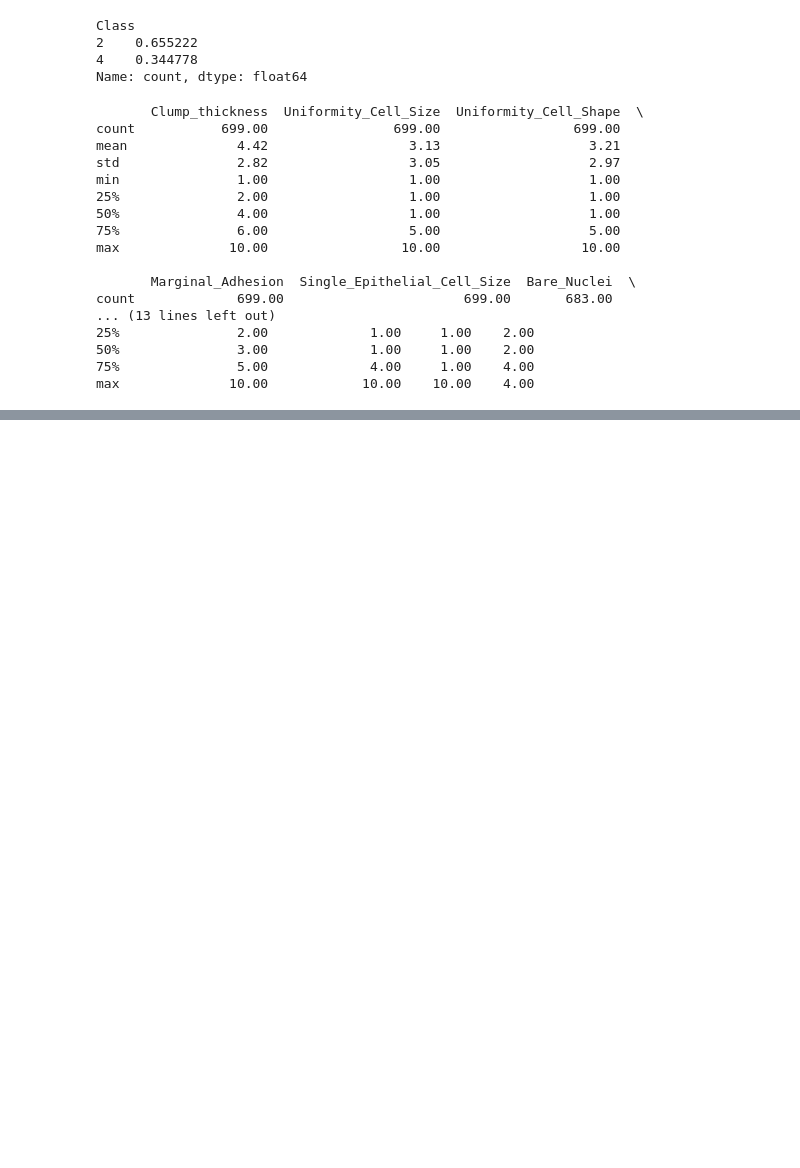
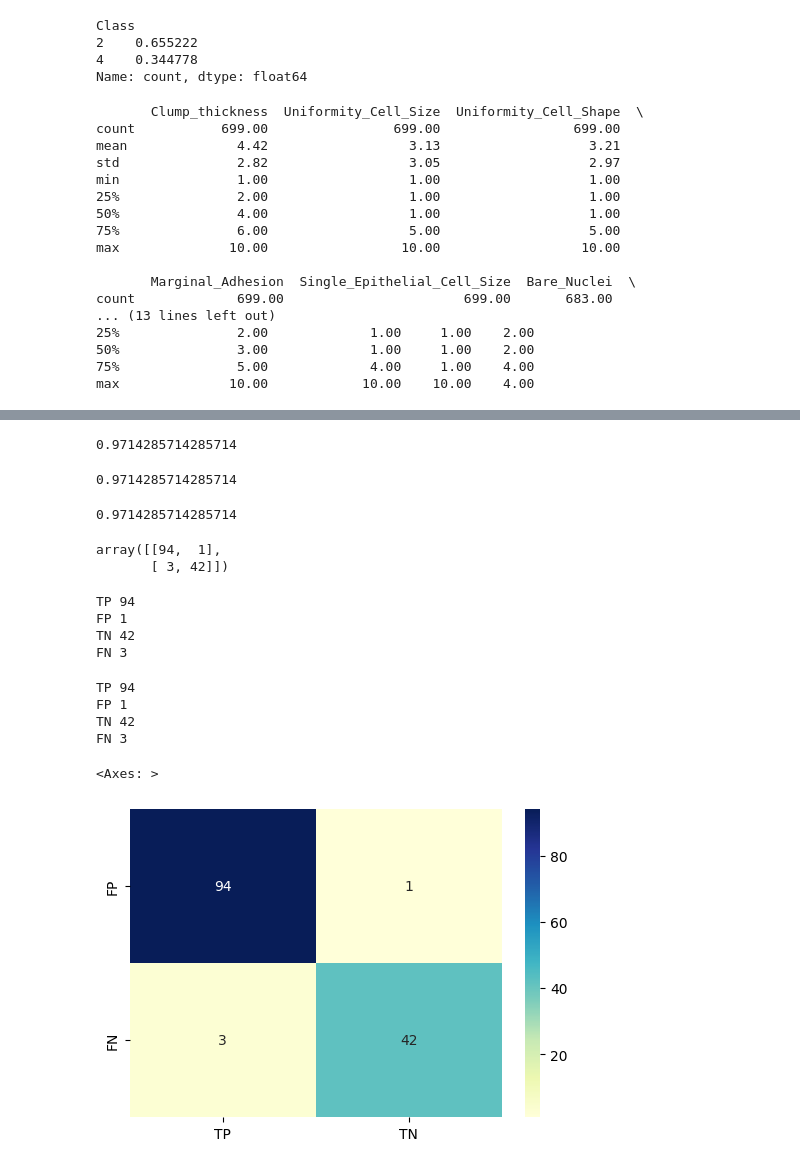
Before and after one commit to LevelUp-It-School/DS_02_10_2025, a Jupyter notebook: knn/knn.ipynb, the cells around one changed output, grey strips where cells are left out. Cells and saved outputs as stored; diff of their text form; code cells hidden in the pictures; blank space fills up the shorter version.

```diff
--- a/knn/knn.ipynb
+++ b/knn/knn.ipynb
@@ -173,0 +466,21 @@ max              10.00            10.00    10.00    4.00
+# %%
+knn_7 = KNeighborsClassifier(n_neighbors=7)
+knn_7.fit(X_train, y_train)
+y_pred_7 = knn_7.predict(X_test)
+print(accuracy_score(y_test, y_pred_7))
+# %% [output]
+0.9714285714285714
+# %%
+knn_8 = KNeighborsClassifier(n_neighbors=8)
+knn_8.fit(X_train, y_train)
+y_pred_8 = knn_8.predict(X_test)
+print(accuracy_score(y_test, y_pred_8))
+# %% [output]
+0.9714285714285714
+# %%
+knn_9 = KNeighborsClassifier(n_neighbors=9)
+knn_9.fit(X_train, y_train)
+y_pred_9 = knn_9.predict(X_test)
+print(accuracy_score(y_test, y_pred_9))
+# %% [output]
+0.9714285714285714
@@ -173,0 +491,33 @@ max              10.00            10.00    10.00    4.00
+# %%
+cm
+# %% [output]
+array([[94,  1],
+       [ 3, 42]])
+# %%
+print("TP", cm[0,0])
+print("FP", cm[0,1])
+print("TN", cm[1,1])
+print("FN", cm[1,0])
+# %% [output]
+TP 94
+FP 1
+TN 42
+FN 3
+# %%
+cm = confusion_matrix(y_test, y_pred_9)
+print("TP", cm[0,0])
+print("FP", cm[0,1])
+print("TN", cm[1,1])
+print("FN", cm[1,0])
+# %% [output]
+TP 94
+FP 1
+TN 42
+FN 3
+# %%
+plt.figure(figsize=(6,4))
+cm_matrix = pd.DataFrame(data=cm, columns=['TP', 'TN'] , index=['FP', 'FN'])
+sns.heatmap(cm_matrix, annot=True, cmap='YlGnBu')
+# %% [output]
+<Axes: >
+[figure, added]
```
Also changed, not shown: parts of 45 cells of this notebook, 7 other files.
